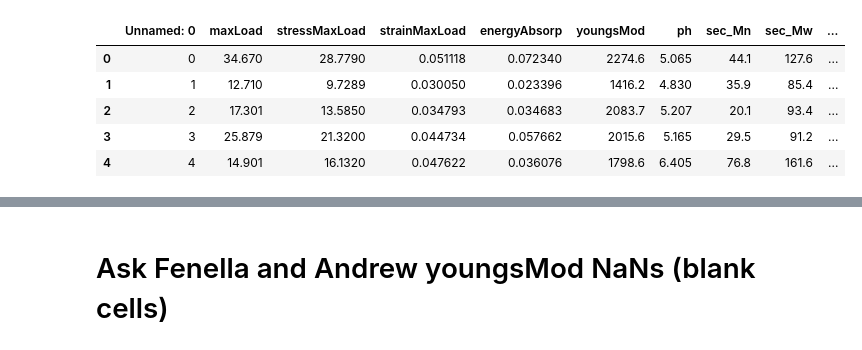
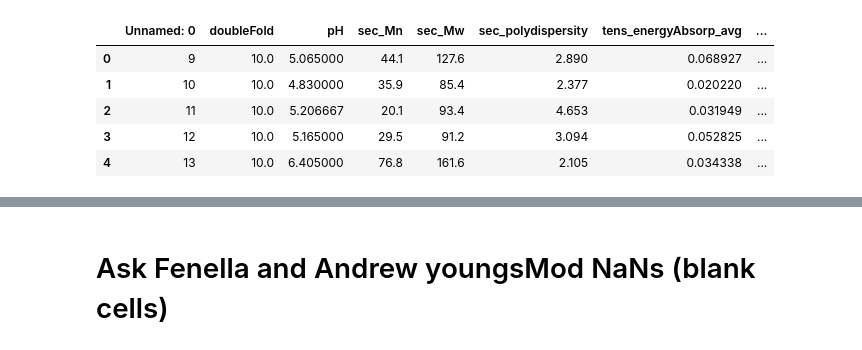
Before and after one commit to hujingc/umsi_loc_anc, a Jupyter notebook: PCA_Model_Initial.ipynb, the cells around one changed output, grey strips where cells are left out. Saved outputs shown, nothing was run; the diff lists cells and outputs as text; code cells hidden in the pictures.

```diff
--- a/PCA_Model_Initial.ipynb
+++ b/PCA_Model_Initial.ipynb
@@ -13,13 +14,13 @@ import seaborn as sns
 
 ##WHEN WE START TRAIN/TEST SPLIT REF.: https://stackabuse.com/implementing-pca-in-python-with-scikit-learn/
 # %%
-initData = pd.read_csv("numeric_data_for_pca_0225.csv")
+initData = pd.read_csv("pca_data_davis_cleaned.csv")
 initData.head()
 # %% [output]
-|  | Unnamed: 0 | maxLoad | stressMaxLoad | strainMaxLoad | energyAbsorp | youngsMod | ph | sec_Mn | sec_Mw | ... |
-| 0 | 0 | 34.670 | 28.7790 | 0.051118 | 0.072340 | 2274.6 | 5.065 | 44.1 | 127.6 | ... |
-| 1 | 1 | 12.710 | 9.7289 | 0.030050 | 0.023396 | 1416.2 | 4.830 | 35.9 | 85.4 | ... |
-| 2 | 2 | 17.301 | 13.5850 | 0.034793 | 0.034683 | 2083.7 | 5.207 | 20.1 | 93.4 | ... |
-| 3 | 3 | 25.879 | 21.3200 | 0.044734 | 0.057662 | 2015.6 | 5.165 | 29.5 | 91.2 | ... |
-| 4 | 4 | 14.901 | 16.1320 | 0.047622 | 0.036076 | 1798.6 | 6.405 | 76.8 | 161.6 | ... |
+|  | Unnamed: 0 | doubleFold | pH | sec_Mn | sec_Mw | sec_polydispersity | tens_energyAbsorp_avg | ... |
+| 0 | 9 | 10.0 | 5.065000 | 44.1 | 127.6 | 2.890 | 0.068927 | ... |
+| 1 | 10 | 10.0 | 4.830000 | 35.9 | 85.4 | 2.377 | 0.020220 | ... |
+| 2 | 11 | 10.0 | 5.206667 | 20.1 | 93.4 | 4.653 | 0.031949 | ... |
+| 3 | 12 | 10.0 | 5.165000 | 29.5 | 91.2 | 3.094 | 0.052825 | ... |
+| 4 | 13 | 10.0 | 6.405000 | 76.8 | 161.6 | 2.105 | 0.034338 | ... |
 # %%
```
Also changed, not shown: parts of 29 cells of this notebook.
